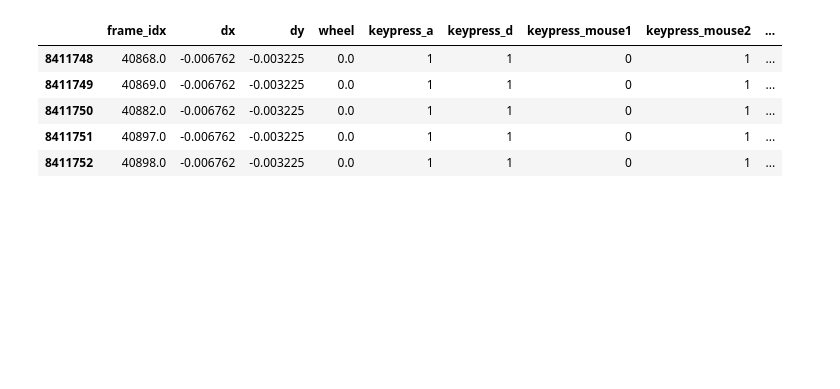
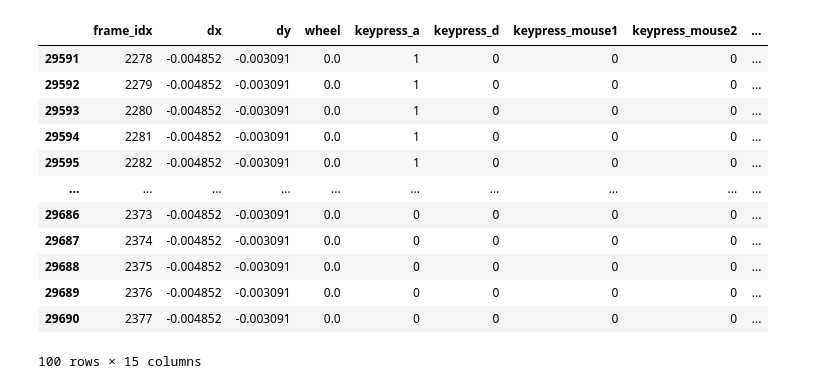
Before and after one commit to Wayfarer-Labs/wayfarer-latent-action-models, a Jupyter notebook: latent_action_models/data_exploration/visualizations.ipynb, the cells around one changed output. Saved outputs shown, nothing was run; the diff lists cells and outputs as text; code cells hidden in the pictures; blank space fills up the shorter version.

```diff
--- a/latent_action_models/data_exploration/visualizations.ipynb
+++ b/latent_action_models/data_exploration/visualizations.ipynb
@@ -151,12 +151,20 @@ df["combo_cat"] = df["combo"].where(df["combo"].isin(top_combos), "Other")
 
 # df now has: …, combo, combo_cat
 # %%
-df.tail()['video_path'][8411748]
-df.tail()
+df.tail()['video_path']
+# Filter to only show rows where at least one key is pressed
+df[df[KEY_COLS].any(axis=1)][1050:1150]
 # %% [output]
 |  | frame_idx | dx | dy | wheel | keypress_a | keypress_d | keypress_mouse1 | keypress_mouse2 | ... |
-| 8411748 | 40868.0 | -0.006762 | -0.003225 | 0.0 | 1 | 1 | 0 | 1 | ... |
-| 8411749 | 40869.0 | -0.006762 | -0.003225 | 0.0 | 1 | 1 | 0 | 1 | ... |
-| 8411750 | 40882.0 | -0.006762 | -0.003225 | 0.0 | 1 | 1 | 0 | 1 | ... |
-| 8411751 | 40897.0 | -0.006762 | -0.003225 | 0.0 | 1 | 1 | 0 | 1 | ... |
-| 8411752 | 40898.0 | -0.006762 | -0.003225 | 0.0 | 1 | 1 | 0 | 1 | ... |
+| 29591 | 2278 | -0.004852 | -0.003091 | 0.0 | 1 | 0 | 0 | 0 | ... |
+| 29592 | 2279 | -0.004852 | -0.003091 | 0.0 | 1 | 0 | 0 | 0 | ... |
+| 29593 | 2280 | -0.004852 | -0.003091 | 0.0 | 1 | 0 | 0 | 0 | ... |
+| 29594 | 2281 | -0.004852 | -0.003091 | 0.0 | 1 | 0 | 0 | 0 | ... |
+| 29595 | 2282 | -0.004852 | -0.003091 | 0.0 | 1 | 0 | 0 | 0 | ... |
+| ... | ... | ... | ... | ... | ... | ... | ... | ... | ... |
+| 29686 | 2373 | -0.004852 | -0.003091 | 0.0 | 0 | 0 | 0 | 0 | ... |
+| 29687 | 2374 | -0.004852 | -0.003091 | 0.0 | 0 | 0 | 0 | 0 | ... |
+| 29688 | 2375 | -0.004852 | -0.003091 | 0.0 | 0 | 0 | 0 | 0 | ... |
+| 29689 | 2376 | -0.004852 | -0.003091 | 0.0 | 0 | 0 | 0 | 0 | ... |
+| 29690 | 2377 | -0.004852 | -0.003091 | 0.0 | 0 | 0 | 0 | 0 | ... |
+100 rows × 15 columns
```
Also changed, not shown: parts of 4 cells of this notebook, 9 other files.
